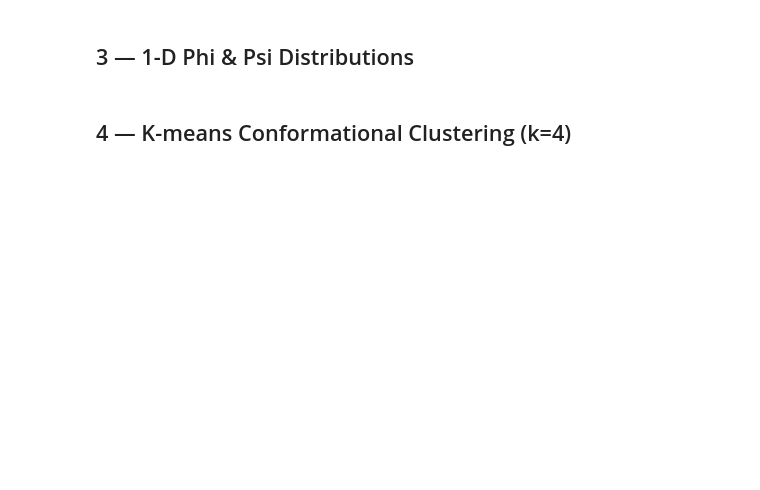
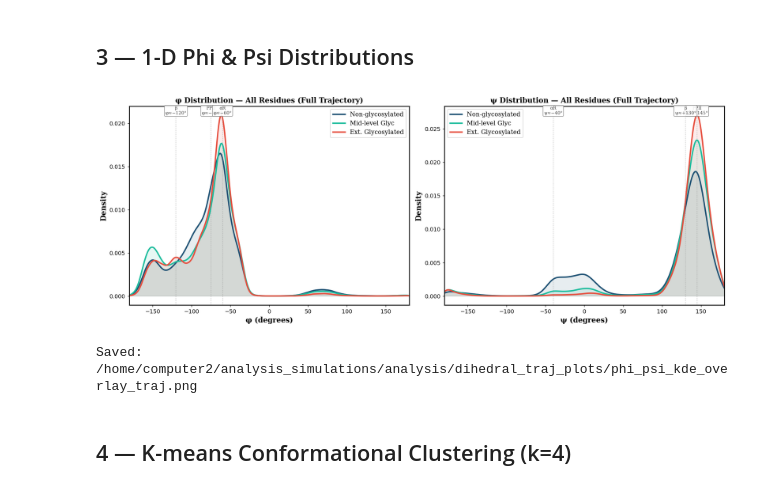
Before and after one commit to jkamantey/muc2-glycosylation-analysis, a Jupyter notebook: dihedral_traj_analysis.ipynb, the cells around one changed output. Saved outputs shown, nothing was run; the diff lists cells and outputs as text; code cells hidden in the pictures; blank space fills up the shorter version.

```diff
--- a/dihedral_traj_analysis.ipynb
+++ b/dihedral_traj_analysis.ipynb
@@ -171,41 +212,38 @@ fig, (ax_phi, ax_psi) = plt.subplots(1, 2, figsize=(16, 6), dpi=130)
 fig.set_facecolor('white')
 x_k = np.linspace(-180, 180, 600)
 
 for name, d in angles_data.items():
     for ax, angles, label in [(ax_phi, d['phi_flat'], 'φ'), (ax_psi, d['psi_flat'], 'ψ')]:
         kde = gaussian_kde(angles, bw_method=0.08)
         ax.plot(x_k, kde(x_k), color=d['color'], lw=2.5, label=name)
         ax.fill_between(x_k, kde(x_k), color=d['color'], alpha=0.10)
 
-region_phi = [(-75,'PPII
-φ≈−75°'),(-120,'β
-φ≈−120°'),(-60,'αR
-φ≈−60°')]
-region_psi = [(145,'PPII
-ψ≈+145°'),(130,'β
-ψ≈+130°'),(-40,'αR
-ψ≈−40°')]
+region_phi = [(-75,'PPII\nφ≈−75°'),(-120,'β\nφ≈−120°'),(-60,'αR\nφ≈−60°')]
+region_psi = [(145,'PPII\nψ≈+145°'),(130,'β\nψ≈+130°'),(-40,'αR\nψ≈−40°')]
 
 for ax, label, regions in [(ax_phi,'φ (degrees)',region_phi),(ax_psi,'ψ (degrees)',region_psi)]:
     ax.set_xlabel(label, fontsize=13, fontfamily='DejaVu Serif', fontweight='bold')
     ax.set_ylabel('Density', fontsize=13, fontfamily='DejaVu Serif', fontweight='bold')
     ax.set_xlim(-180,180)
     ax.set_title(f'{label.split()[0]} Distribution — All Residues (Full Trajectory)',
                  fontsize=13, fontfamily='DejaVu Serif', fontweight='bold')
     ax.legend(fontsize=11, prop={'family':'DejaVu Serif','size':11})
     ax.tick_params(labelsize=10)
     for rv, rlabel in regions:
         ax.axvline(rv, color='grey', lw=0.9, ls=':', alpha=0.7)
         ax.text(rv, 1.0, rlabel, ha='center', va='top', fontsize=8,
                 transform=ax.get_xaxis_transform(),
                 fontfamily='DejaVu Serif', color='#444',
                 bbox=dict(boxstyle='round,pad=0.2',fc='white',ec='grey',alpha=0.85))
     for sp in ax.spines.values(): sp.set_linewidth(1.5)
 
 plt.tight_layout()
 out = os.path.join(output_dir, 'phi_psi_kde_overlay_traj.png')
 plt.savefig(out, dpi=300, bbox_inches='tight', facecolor='white')
 plt.show(); print('Saved:', out)
+# %% [output]
+[figure, added]
+Saved: /home/computer2/analysis_simulations/analysis/dihedral_traj_plots/phi_psi_kde_overlay_traj.png
 # %% [markdown]
 ## 4 — K-means Conformational Clustering (k=4)
 # %%
```
Also changed, not shown: parts of 12 cells of this notebook.
